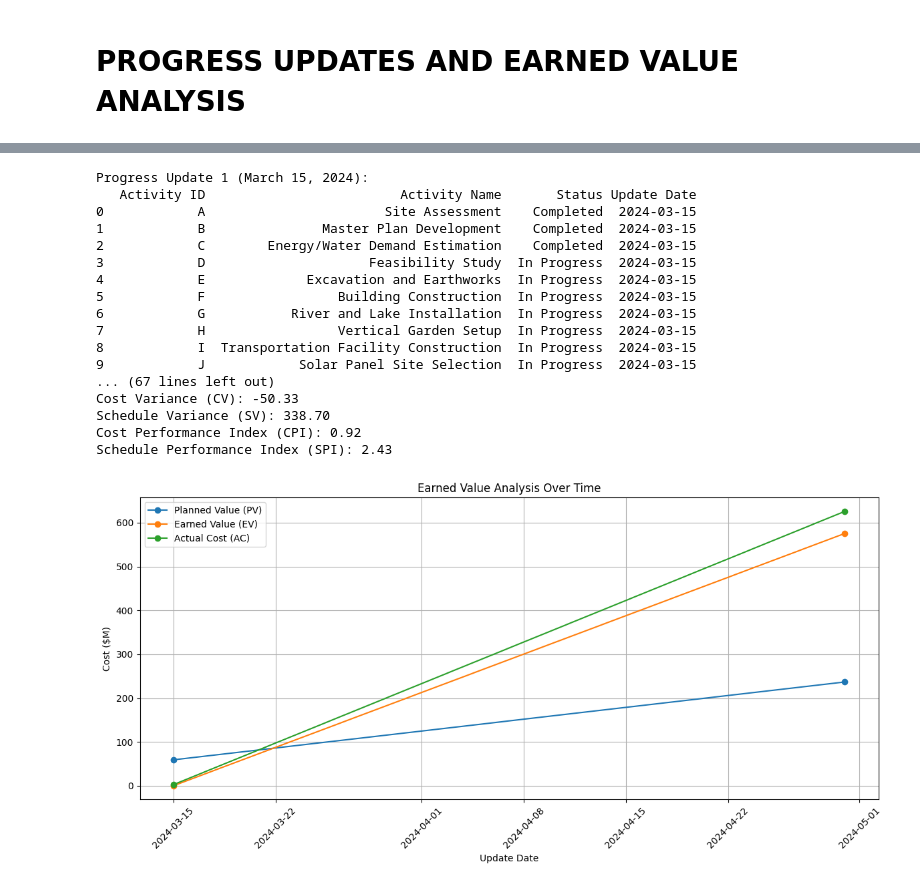
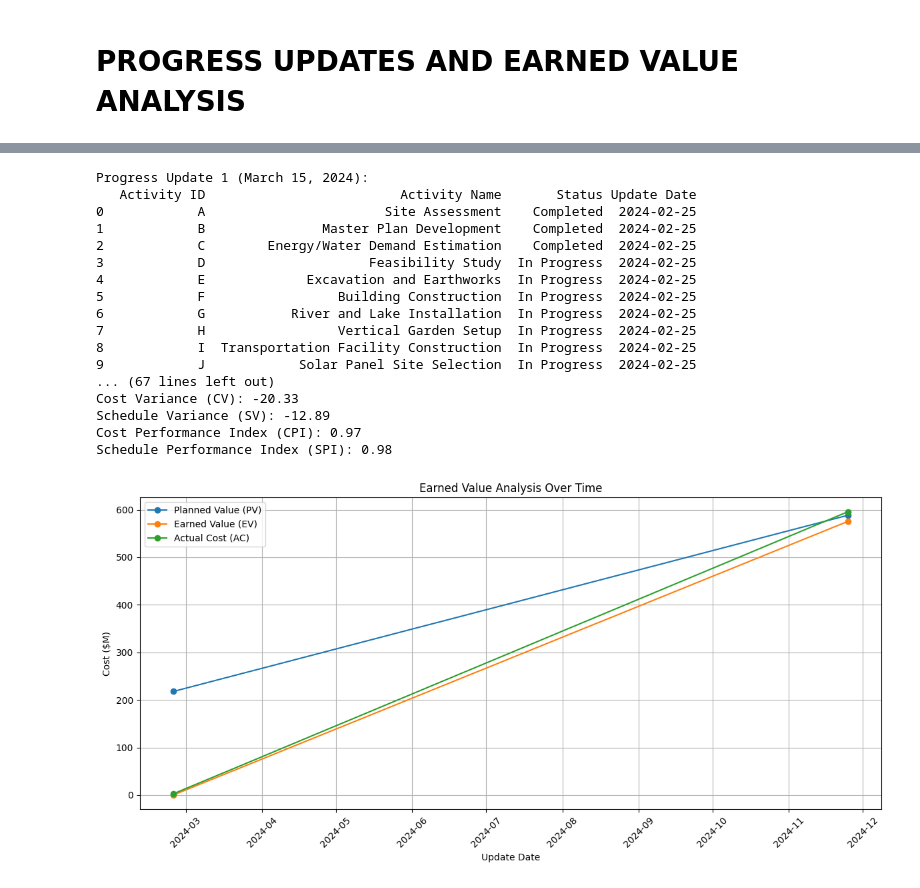
Before and after one commit to kali-Gaurav/CONSTRUCTION-PROJECT, a Jupyter notebook: Construction_project2025.ipynb, the cells around one changed output, grey strips where cells are left out. Drawn from its saved outputs; the diff is of its cells as text; code cells hidden in the pictures.

```diff
--- a/Construction_project2025.ipynb
+++ b/Construction_project2025.ipynb
@@ -1136,19 +1136,13 @@ try:
     activity_df = pd.read_csv("activity_cost_details.csv")
 except FileNotFoundError:
     print("Error: activity_cost_details.csv not found. Using sample data.")
-    # Create a sample DataFrame if the CSV is not found
-    data = {'Activity ID': ['A', 'B', 'C', 'D', 'E', 'F', 'G', 'H', 'I', 'J', 'K'],
-            'Activity Name': ['Task A', 'Task B', 'Task C', 'Task D', 'Task E', 'Task F', 'Task G', 'Task H', 'Task I', 'Task J', 'Task K'],
-            'Normal Duration (Days)': [5, 7, 3, 6, 8, 4, 5, 6, 3, 4, 7],
-            'Normal Cost ($M)': [0.6, 1.0, 1.2, 1.5, 2.0, 1.1, 0.8, 0.7, 0.3, 0.4, 0.9],
-            'depends': ['', 'A', 'A,B', 'C', 'B', 'D,E', 'C', 'F', 'G', 'H,I', 'J']}
-    activity_df = pd.DataFrame(data)
+
 
 # Prepare data
 activity_df['duration_days'] = activity_df['Normal Duration (Days)']
 
 # Build schedule
-project_start_date = pd.to_datetime('2024-03-01')
+project_start_date = pd.to_datetime('2024-01-01')
 activity_df['early_start'] = pd.NaT
 activity_df['early_finish'] = pd.NaT
 
@@ -1173,18 +1167,18 @@ for idx, row in activity_df.iterrows():
         activity_df.loc[idx, 'early_finish'] = activity_df.loc[idx, 'early_start'] + timedelta(days=row['duration_days'])
 
 # Generate progress updates
-update_date1 = '2024-03-15'
+update_date1 = '2024-02-25'
 completed_activities1 = ['A', 'B', 'C']
 progress_update1 = generate_progress_update(update_date1, completed_activities1, activity_df)
 
-update_date2 = '2024-04-30'
+update_date2 = '2024-11-25'
 completed_activities2 = ['A', 'B', 'C', 'D', 'E', 'F']
 progress_update2 = generate_progress_update(update_date2, completed_activities2, activity_df)
 
 # Hypothetical actual costs (replace with real data)
 actual_costs1 = {'A': 0.85, 'B': 0.85, 'C': 1.05}  # In $M
 actual_costs2 = {
-    'A': 0.85, 'B': 0.85, 'C': 1.05, 'D': 1.50, 'E': 1.55, 'F': 620
+    'A': 0.85, 'B': 0.85, 'C': 1.05, 'D': 1.50, 'E': 1.55, 'F': 590
 
 }
 
@@ -1194,45 +1188,45 @@ eva_metrics2 = calculate_eva(progress_update2, update_date2, project_start_date,
 
 # Store EVA history for plotting
 eva_history = {
     pd.to_datetime(update_date1): eva_metrics1,
     pd.to_datetime(update_date2): eva_metrics2
 }
 
 # Display results
 print("\nProgress Update 1 (March 15, 2024):")
 print(progress_update1[['Activity ID', 'Activity Name', 'Status', 'Update Date']])
 print("\nEVA Metrics for Update 1:")
 for key, value in eva_metrics1.items():
     print(f"{key}: {value:.2f}")
 
 print("\nProgress Update 2 (April 30, 2024):")
 print(progress_update2[['Activity ID', 'Activity Name', 'Status', 'Update Date']])
 print("\nEVA Metrics for Update 2:")
 for key, value in eva_metrics2.items():
     print(f"{key}: {value:.2f}")
 
 # Generate and display EVA graphs
 plot_eva_metrics(eva_history)
 
 # Save progress updates
 progress_update1.to_csv('progress_update1.csv', index=False)
 progress_update2.to_csv('progress_update2.csv', index=False)
 # %% [output]
 Progress Update 1 (March 15, 2024):
    Activity ID                         Activity Name       Status Update Date
-0            A                       Site Assessment    Completed  2024-03-15
-1            B               Master Plan Development    Completed  2024-03-15
-2            C        Energy/Water Demand Estimation    Completed  2024-03-15
-3            D                     Feasibility Study  In Progress  2024-03-15
-4            E             Excavation and Earthworks  In Progress  2024-03-15
-5            F                 Building Construction  In Progress  2024-03-15
-6            G           River and Lake Installation  In Progress  2024-03-15
-7            H                 Vertical Garden Setup  In Progress  2024-03-15
-8            I  Transportation Facility Construction  In Progress  2024-03-15
-9            J            Solar Panel Site Selection  In Progress  2024-03-15
+0            A                       Site Assessment    Completed  2024-02-25
+1            B               Master Plan Development    Completed  2024-02-25
+2            C        Energy/Water Demand Estimation    Completed  2024-02-25
+3            D                     Feasibility Study  In Progress  2024-02-25
+4            E             Excavation and Earthworks  In Progress  2024-02-25
+5            F                 Building Construction  In Progress  2024-02-25
+6            G           River and Lake Installation  In Progress  2024-02-25
+7            H                 Vertical Garden Setup  In Progress  2024-02-25
+8            I  Transportation Facility Construction  In Progress  2024-02-25
+9            J            Solar Panel Site Selection  In Progress  2024-02-25
 ... (67 lines left out)
-Cost Variance (CV): -50.33
-Schedule Variance (SV): 338.70
-Cost Performance Index (CPI): 0.92
-Schedule Performance Index (SPI): 2.43
+Cost Variance (CV): -20.33
+Schedule Variance (SV): -12.89
+Cost Performance Index (CPI): 0.97
+Schedule Performance Index (SPI): 0.98
-[figure, old version]
+[figure, new version]
```
Also changed, not shown: 2 other files.
